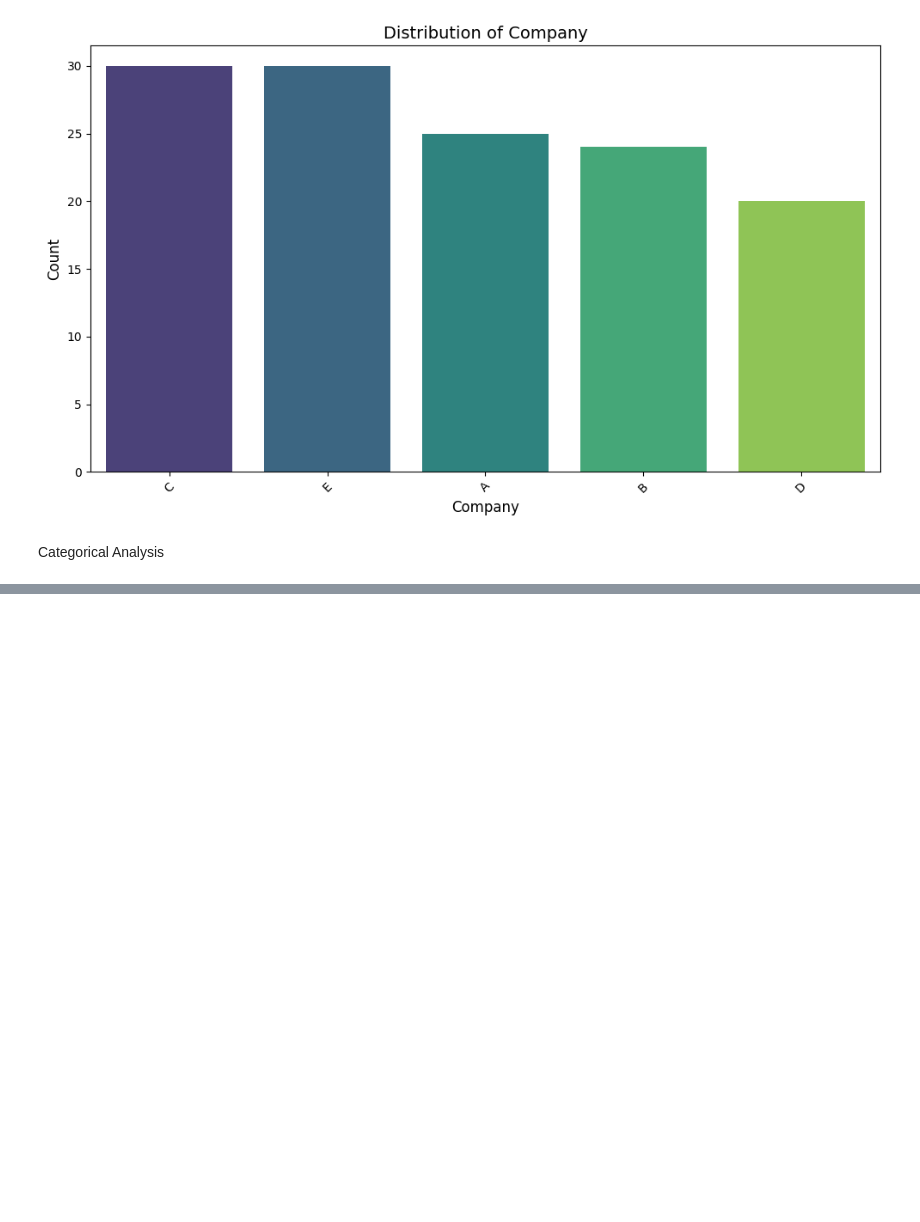
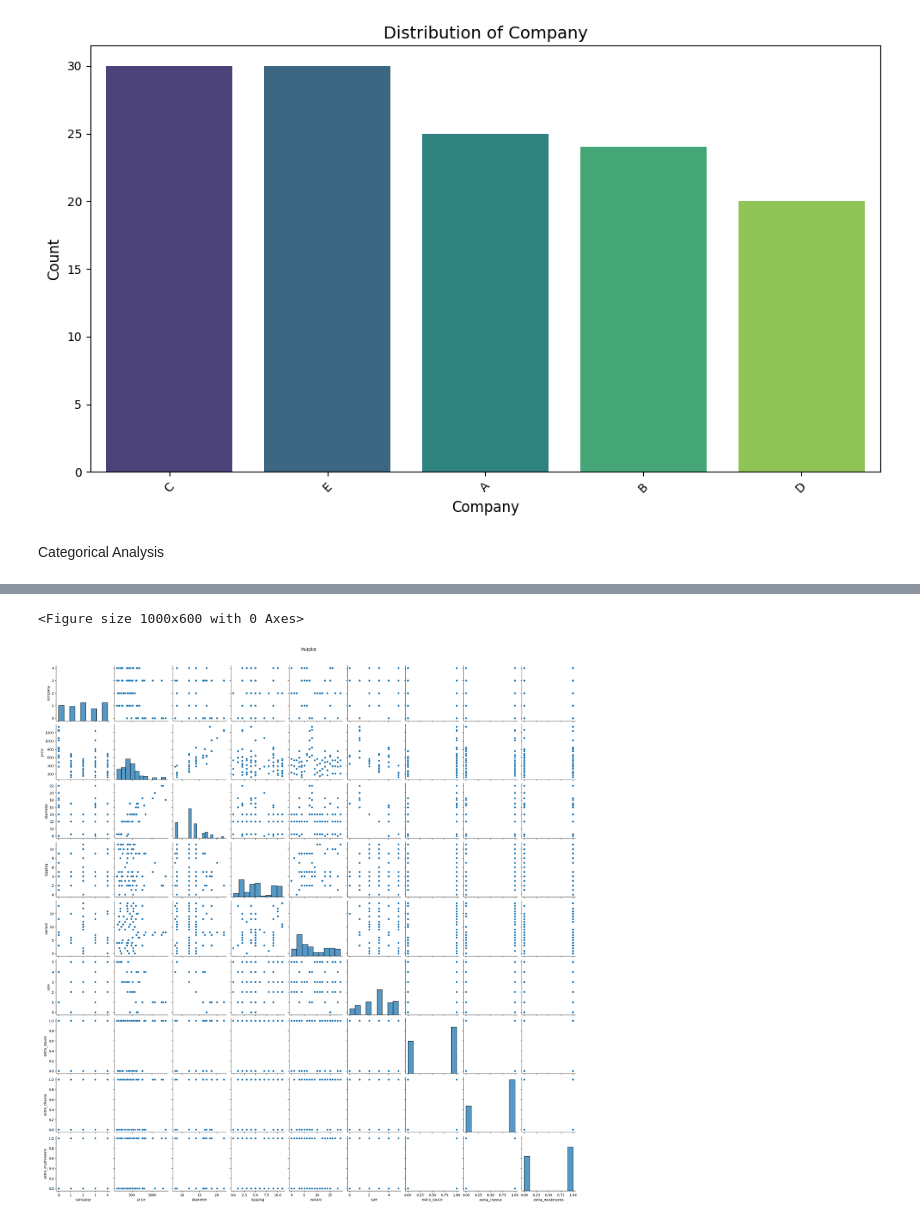
Before and after one commit to SurekhaBerlin/Pizza-price-prediction-using-ML, a Jupyter notebook: Pizza_Price_Prediction_using_Machine_Learning.ipynb, the cells around one changed output, grey strips where cells are left out. Saved outputs shown, nothing was run; the diff lists cells and outputs as text; code cells hidden in the pictures; blank space fills up the shorter version.

```diff
--- a/Pizza_Price_Prediction_using_Machine_Learning.ipynb
+++ b/Pizza_Price_Prediction_using_Machine_Learning.ipynb
@@ -408,0 +466,20 @@ plt.show()
+# %%
+
+import warnings
+
+# Define the figure size
+plt.figure(figsize=(10, 6))
+
+# Use viridis color palette in pairplot
+with warnings.catch_warnings():
+    warnings.simplefilter("ignore")  # Suppress warnings
+    sns.pairplot(df, palette='viridis')  # Apply 'viridis' palette
+
+# Set the title for the pairplot
+plt.suptitle('Pairplot', y=1.02)
+
+# Show the plot
+plt.show()
+# %% [output]
+<Figure size 1000x600 with 0 Axes>
+[figure, added]
```
Also changed, not shown: parts of 8 cells of this notebook.
